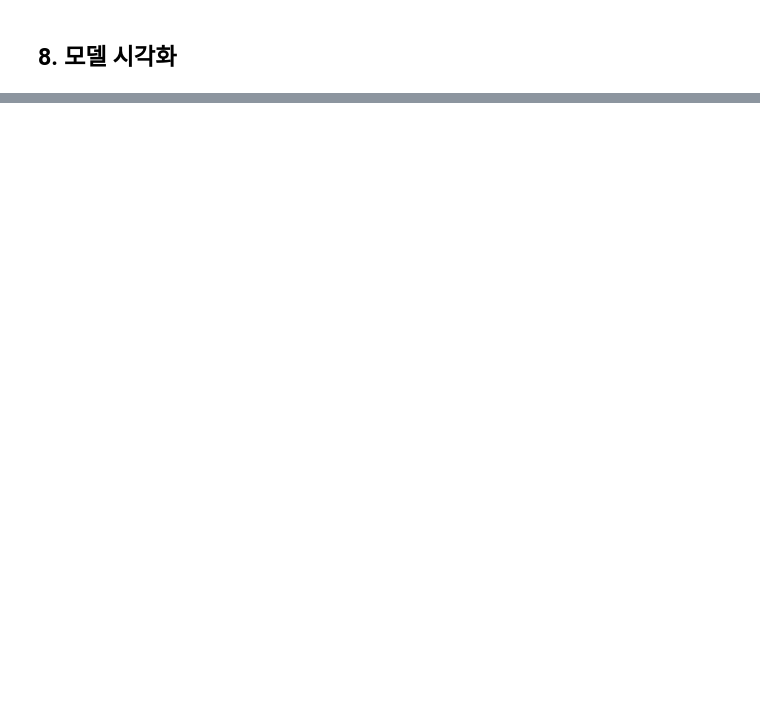
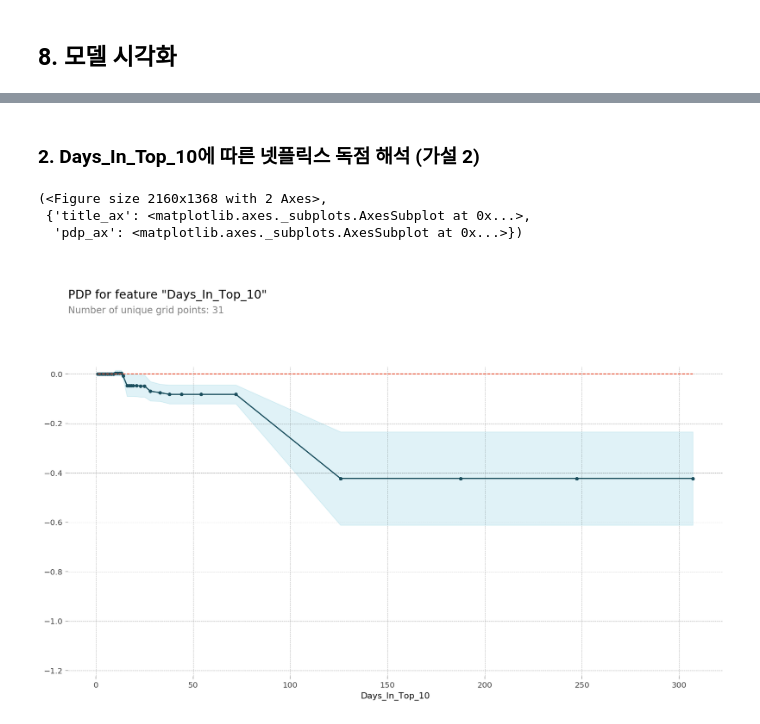
Before and after one commit to Ji-hyun714/Section2_PJ, a Jupyter notebook: Section2_PJ_정지현.ipynb, the cells around one changed output, grey strips where cells are left out. Saved outputs shown, nothing was run; the diff lists cells and outputs as text; code cells hidden in the pictures; blank space fills up the shorter version.

```diff
--- a/Section2_PJ_정지현.ipynb
+++ b/Section2_PJ_정지현.ipynb
@@ -1057,0 +1118,17 @@ graph
+# %% [markdown]
+### **2. Days_In_Top_10에 따른 넷플릭스 독점 해석 (가설 2)** ###
+# %%
+target_feature = "Days_In_Top_10"
+
+isolated = pdp_isolate(model=pipe_bayesian_ou,
+                       dataset=X_train_sampled,
+                       model_features=X_train_sampled.columns,
+                       feature=target_feature,
+                       grid_type="percentile",
+                       num_grid_points=50)  # 찍히는 점의 개수
+pdp_plot(isolated, feature_name=target_feature)
+# %% [output]
+(<Figure size 2160x1368 with 2 Axes>,
+ {'title_ax': <matplotlib.axes._subplots.AxesSubplot at 0x...>,
+  'pdp_ax': <matplotlib.axes._subplots.AxesSubplot at 0x...>})
+[figure, added]
```
Also changed, not shown: parts of 105 cells of this notebook.
